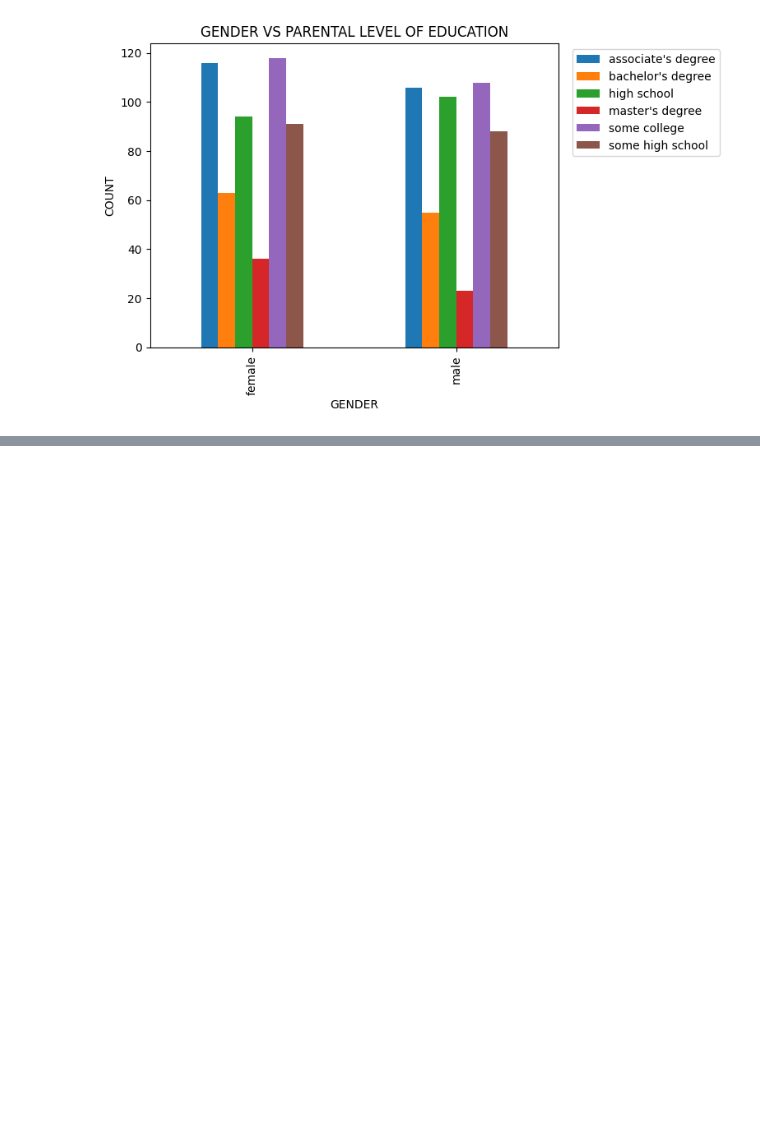
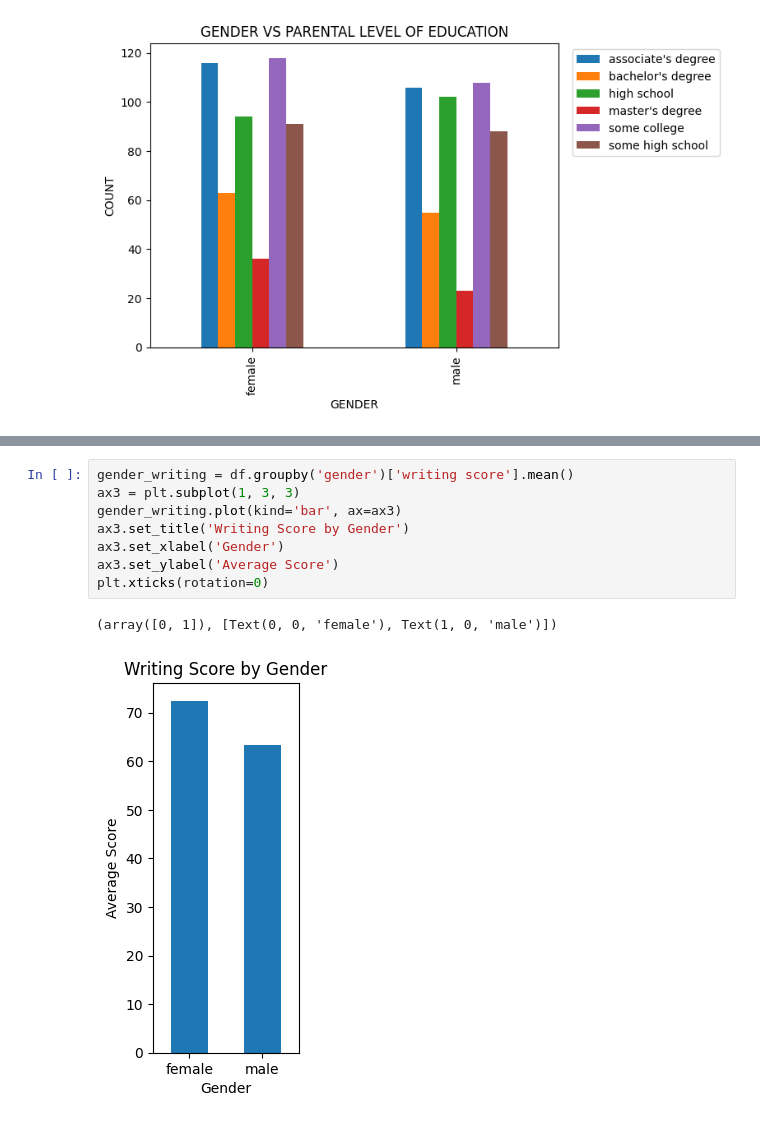
Before and after one commit to ArnavGhosh999/SCC, a Jupyter notebook: Student_Performancer.ipynb, the cells around one changed output, grey strips where cells are left out. Drawn from its saved outputs; the diff is of its cells as text; blank space fills up the shorter version.

```diff
--- a/Student_Performancer.ipynb
+++ b/Student_Performancer.ipynb
@@ -131,0 +171,11 @@ plt.show()
+# %%
+gender_writing = df.groupby('gender')['writing score'].mean()
+ax3 = plt.subplot(1, 3, 3)
+gender_writing.plot(kind='bar', ax=ax3)
+ax3.set_title('Writing Score by Gender')
+ax3.set_xlabel('Gender')
+ax3.set_ylabel('Average Score')
+plt.xticks(rotation=0)
+# %% [output]
+(array([0, 1]), [Text(0, 0, 'female'), Text(1, 0, 'male')])
+[figure, added]
```
Also changed, not shown: parts of 4 cells of this notebook.
